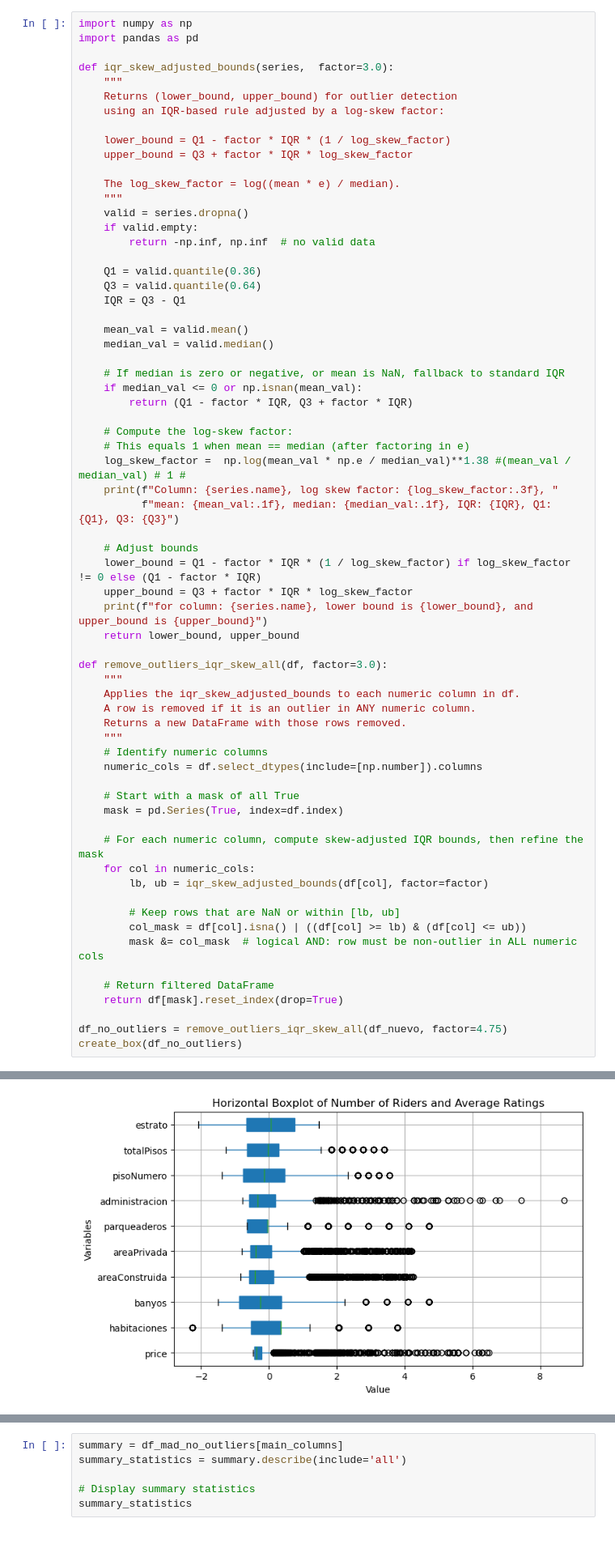
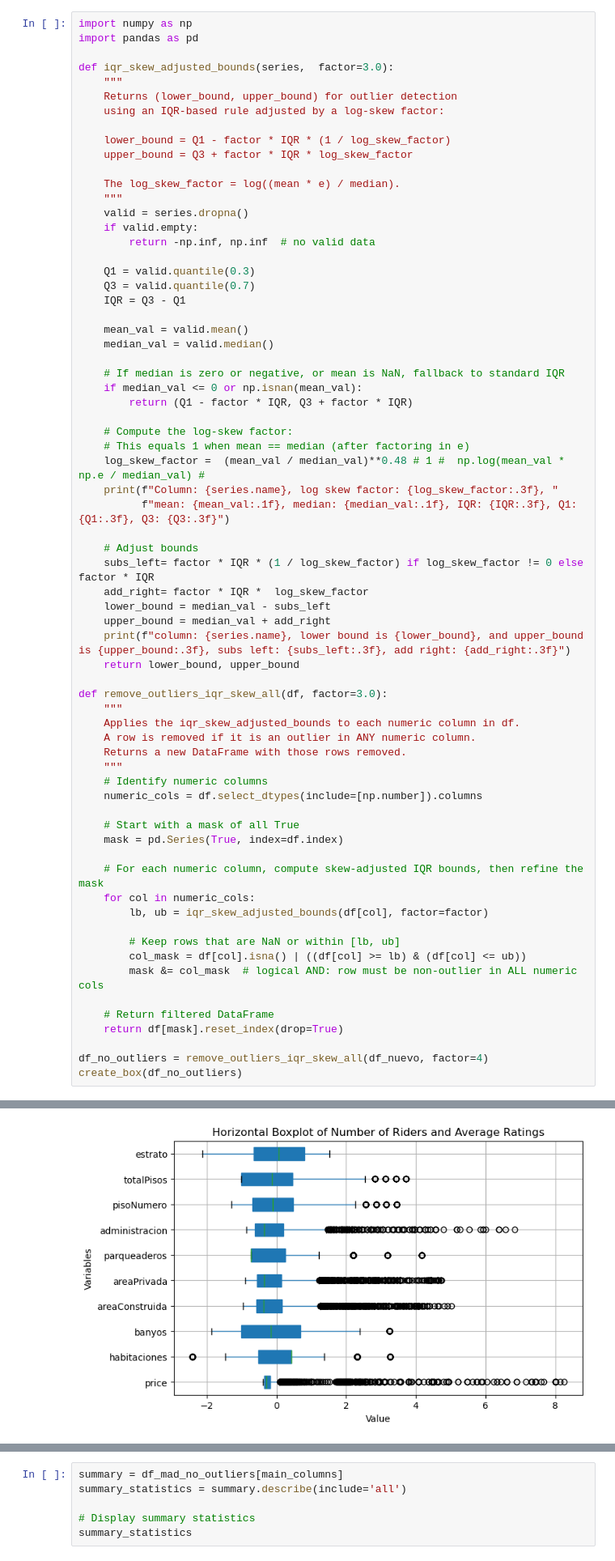
Before and after one commit to andresporras3423/notebooks, a Jupyter notebook: analyze_data_inmuebles.ipynb, the cells around one changed output, grey strips where cells are left out. Shown at 81% size. Saved outputs shown, nothing was run; the diff lists cells and outputs as text.

Commit message:
fix again the outlier method to get a coherent lower and upper bounds

```diff
--- a/analyze_data_inmuebles.ipynb
+++ b/analyze_data_inmuebles.ipynb
@@ -210,8 +210,8 @@ def iqr_skew_adjusted_bounds(series,  factor=3.0):
     if valid.empty:
         return -np.inf, np.inf  # no valid data
 
-    Q1 = valid.quantile(0.36)
-    Q3 = valid.quantile(0.64)
+    Q1 = valid.quantile(0.3)
+    Q3 = valid.quantile(0.7)
     IQR = Q3 - Q1
 
     mean_val = valid.mean()
@@ -223,14 +223,16 @@ def iqr_skew_adjusted_bounds(series,  factor=3.0):
 
     # Compute the log-skew factor:
     # This equals 1 when mean == median (after factoring in e)
-    log_skew_factor =  np.log(mean_val * np.e / median_val)**1.38 #(mean_val / median_val) # 1 #
+    log_skew_factor =  (mean_val / median_val)**0.48 # 1 #  np.log(mean_val * np.e / median_val) #
     print(f"Column: {series.name}, log skew factor: {log_skew_factor:.3f}, "
-          f"mean: {mean_val:.1f}, median: {median_val:.1f}, IQR: {IQR}, Q1: {Q1}, Q3: {Q3}")
+          f"mean: {mean_val:.1f}, median: {median_val:.1f}, IQR: {IQR:.3f}, Q1: {Q1:.3f}, Q3: {Q3:.3f}")
 
     # Adjust bounds
-    lower_bound = Q1 - factor * IQR * (1 / log_skew_factor) if log_skew_factor != 0 else (Q1 - factor * IQR)
-    upper_bound = Q3 + factor * IQR * log_skew_factor
-    print(f"for column: {series.name}, lower bound is {lower_bound}, and upper_bound is {upper_bound}")
+    subs_left= factor * IQR * (1 / log_skew_factor) if log_skew_factor != 0 else factor * IQR
+    add_right= factor * IQR *  log_skew_factor
+    lower_bound = median_val - subs_left
+    upper_bound = median_val + add_right
+    print(f"column: {series.name}, lower bound is {lower_bound}, and upper_bound is {upper_bound:.3f}, subs left: {subs_left:.3f}, add right: {add_right:.3f}")
     return lower_bound, upper_bound
 
 def remove_outliers_iqr_skew_all(df, factor=3.0):
@@ -256,6 +258,6 @@ def remove_outliers_iqr_skew_all(df, factor=3.0):
     # Return filtered DataFrame
     return df[mask].reset_index(drop=True)
 
-df_no_outliers = remove_outliers_iqr_skew_all(df_nuevo, factor=4.75)
+df_no_outliers = remove_outliers_iqr_skew_all(df_nuevo, factor=4)
 create_box(df_no_outliers)
 # %% [output]
@@ -282,4 +284,4 @@ for column: estrato, lower bound is -1.830340126336294, and upper_bound is 8.670
-[figure, old version]
+[figure, new version]
 # %%
 summary = df_no_outliers[main_columns]
 summary_statistics = summary.describe(include='all')
```
Also changed, not shown: parts of 8 cells of this notebook.
